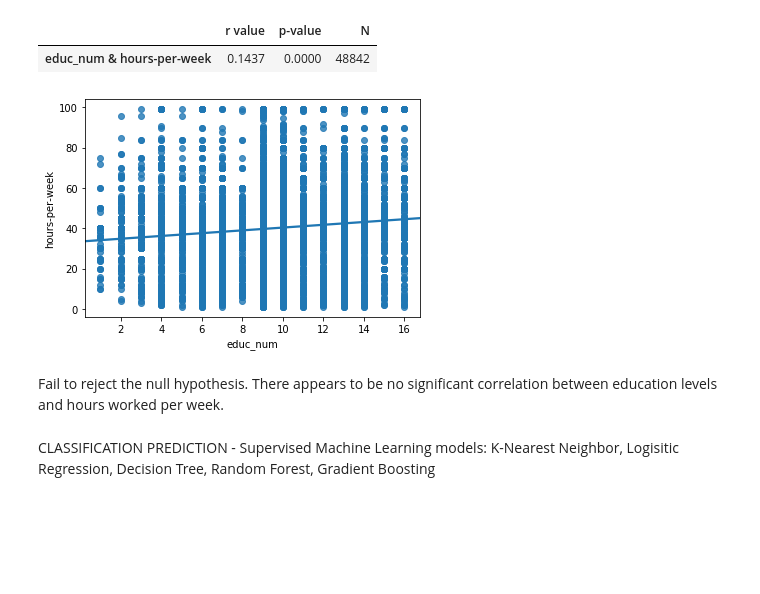
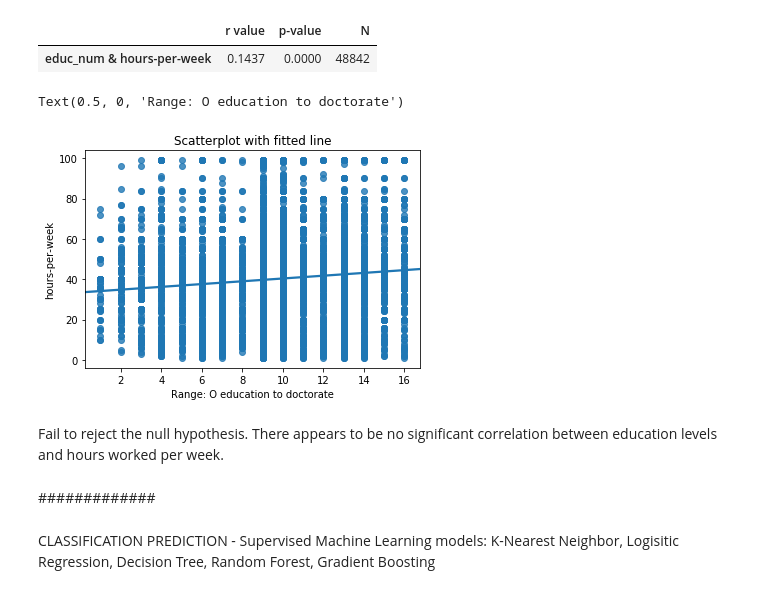
Before and after one commit to RoseDay/Income_Outcomes, a Jupyter notebook: adult_income.ipynb, the cells around one changed output. Drawn from its saved outputs; the diff is of its cells as text; code cells hidden in the pictures; blank space fills up the shorter version.

Commit message:
Income classification focus on Education
Final submit code for data exploration, stats and classification project

```diff
--- a/adult_income.ipynb
+++ b/adult_income.ipynb
@@ -397,7 +407,10 @@ rp.corr_pair(ed_cls, method=None)
 | educ_num & hours-per-week | 0.1437 | 0.0000 | 48842 |
 # %%
 edn_hrs= sns.regplot(x='educ_num', y='hours-per-week', data=work)
+plt.title('Scatterplot with fitted line')
+plt.xlabel('Range: O education to doctorate')
 # %% [output]
+Text(0.5, 0, 'Range: O education to doctorate')
-[figure, old version]
+[figure, new version]
 # %% [markdown]
 Fail to reject the null hypothesis. There appears to be no significant correlation between education levels and hours worked per week.
@@ -406,3 +417,5 @@ Fail to reject the null hypothesis. There appears to be no significant correlati
+# %% [markdown]
+#############
 # %% [markdown]
 CLASSIFICATION PREDICTION -
 Supervised Machine Learning models: K-Nearest Neighbor, Logisitic Regression, Decision Tree, Random Forest, Gradient Boosting
```
Also changed, not shown: parts of 16 cells of this notebook.
